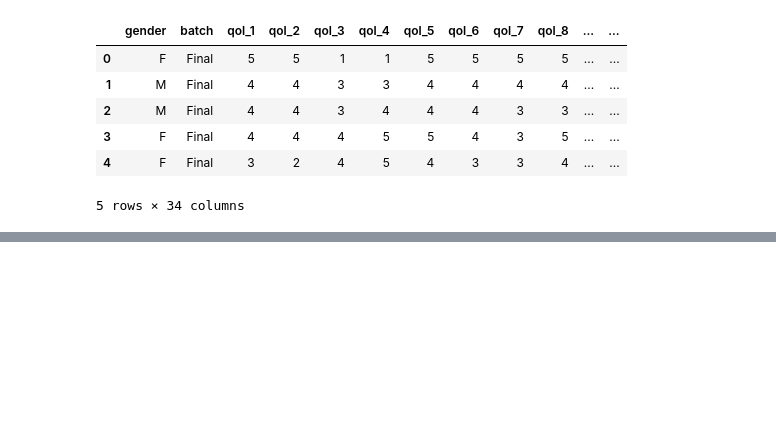
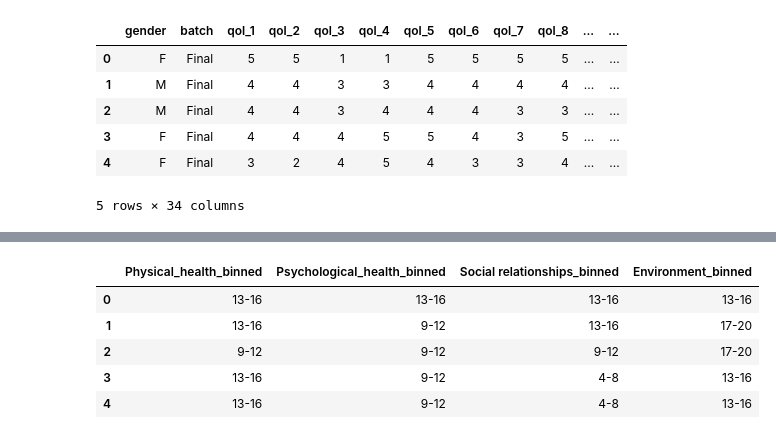
Before and after one commit to akankshazc/sts_iad, a Jupyter notebook: 4_qol.ipynb, the cells around one changed output, grey strips where cells are left out. Drawn from its saved outputs; the diff is of its cells as text; code cells hidden in the pictures; blank space fills up the shorter version.

```diff
--- a/4_qol.ipynb
+++ b/4_qol.ipynb
@@ -231,0 +332,10 @@ The domain scores should fall between 4 and 20 as the manual suggests.
+# %%
+first_domain_df = df[df['batch'] == 'First'][['Physical_health_binned', 'Psychological_health_binned', 'Social relationships_binned', 'Environment_binned']].reset_index(drop=True)
+first_domain_df.head()
+# %% [output]
+|  | Physical_health_binned | Psychological_health_binned | Social relationships_binned | Environment_binned |
+| 0 | 13-16 | 13-16 | 13-16 | 13-16 |
+| 1 | 13-16 | 9-12 | 13-16 | 17-20 |
+| 2 | 9-12 | 9-12 | 9-12 | 17-20 |
+| 3 | 13-16 | 9-12 | 4-8 | 13-16 |
+| 4 | 13-16 | 9-12 | 4-8 | 13-16 |
```
Also changed, not shown: parts of 16 cells of this notebook.
